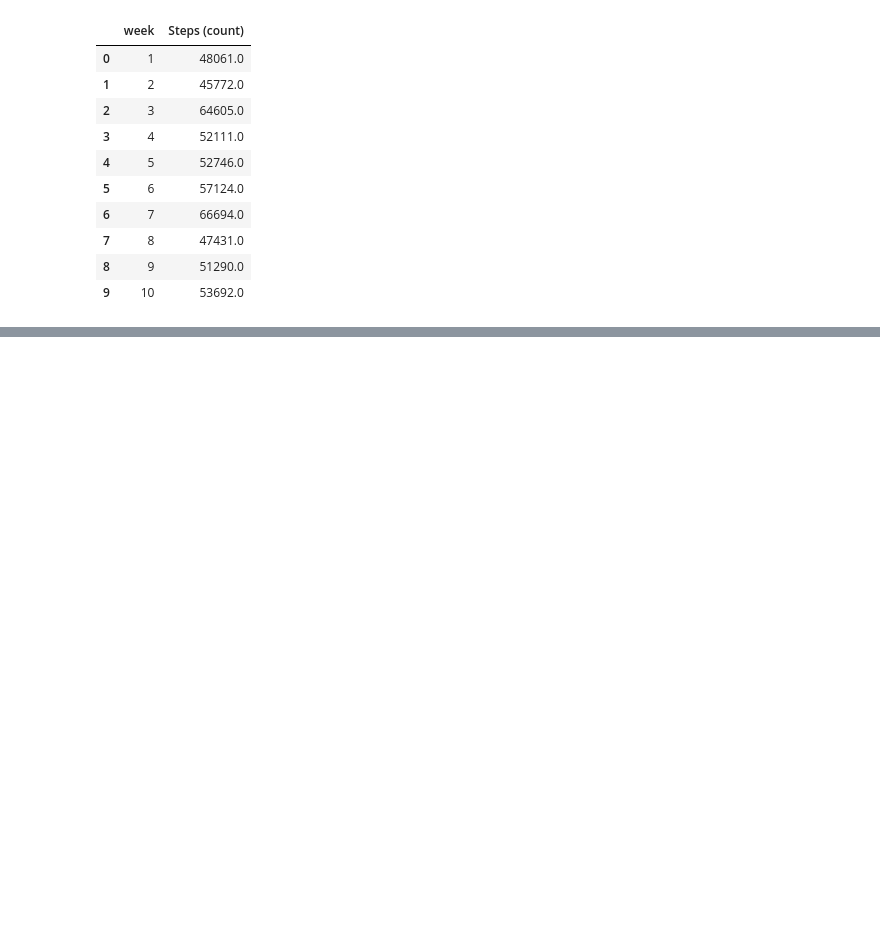
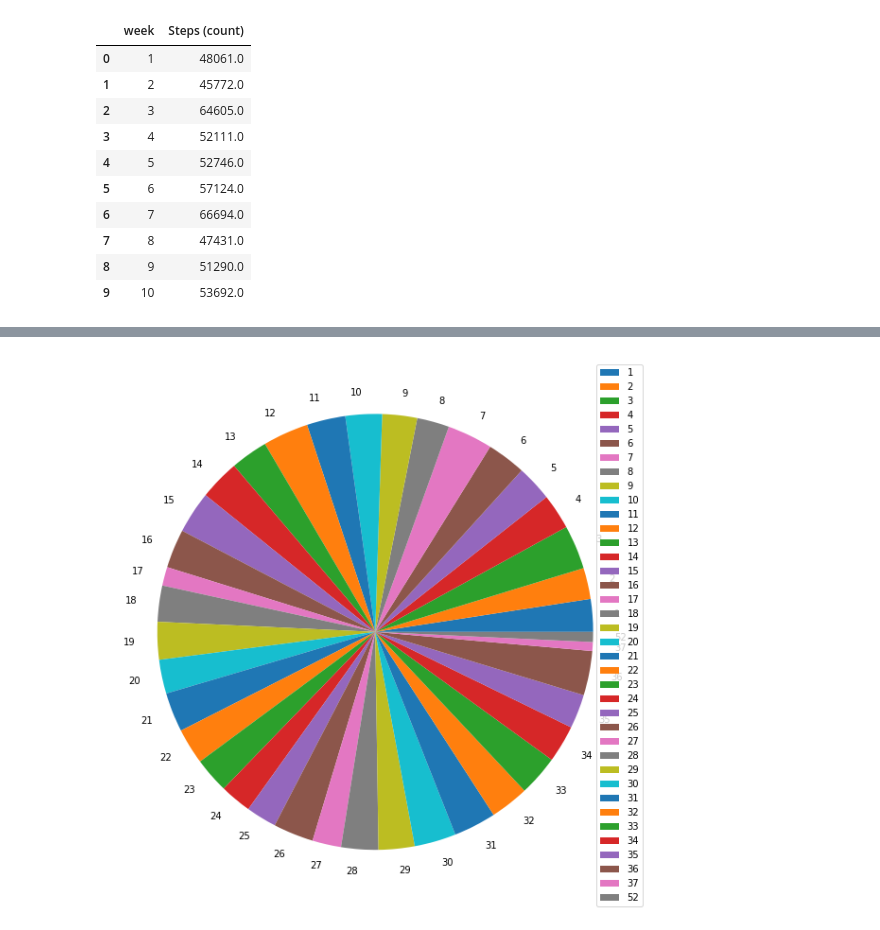
Before and after one commit to KuaiYu715/Steps-Counts-Analysis, a Jupyter notebook: Group data exploration/De shi/Code_ds.ipynb, the cells around one changed output, grey strips where cells are left out. Drawn from its saved outputs; the diff is of its cells as text; code cells hidden in the pictures; blank space fills up the shorter version.

```diff
--- a/Group data exploration/De shi/Code_ds.ipynb
+++ b/Group data exploration/De shi/Code_ds.ipynb
@@ -170,3 +170,10 @@ fig = px.pie(W7, values='Steps (count)', names='week', title="Weeks of steps")
 fig.show()
 # %% [output]
 [interactive output not drawn]
+# %%
+plt.pie(W7['Steps (count)'], labels =W7['week'])
+plt.subplots_adjust(0.1,0,2,2)
+plt.legend()
+plt.show()
+# %% [output]
+[figure, added]
```
Also changed, not shown: parts of 1 cell of this notebook.
